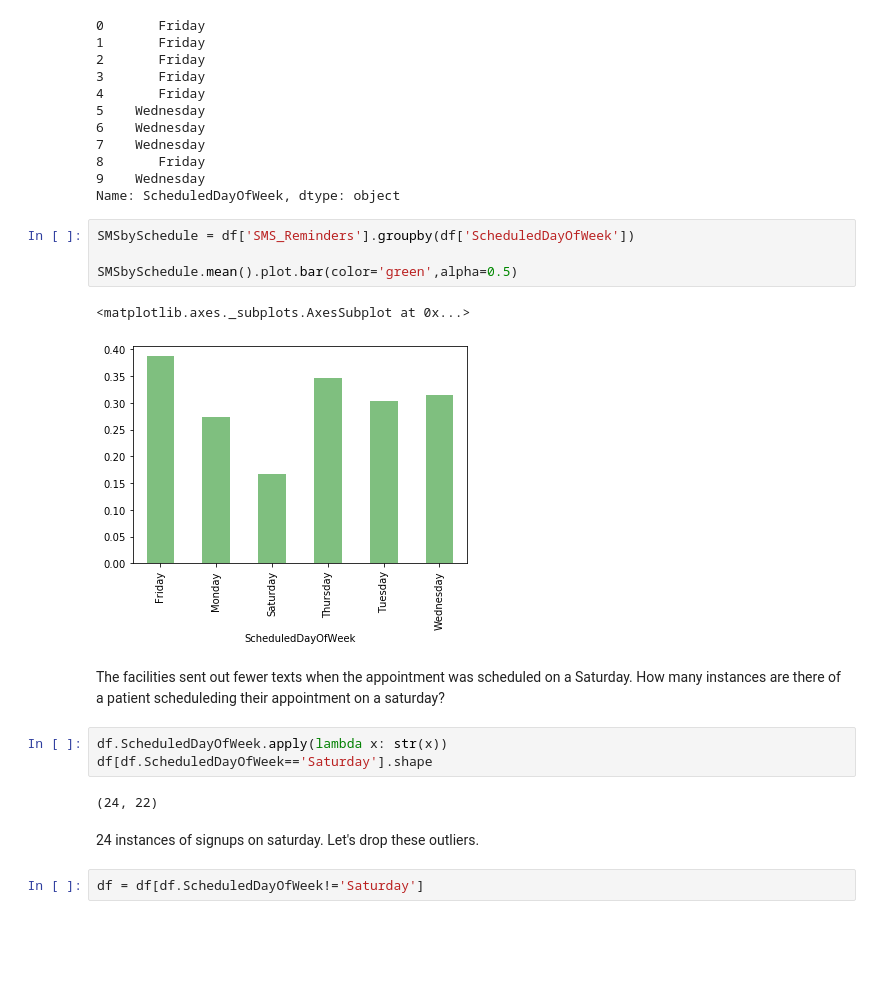
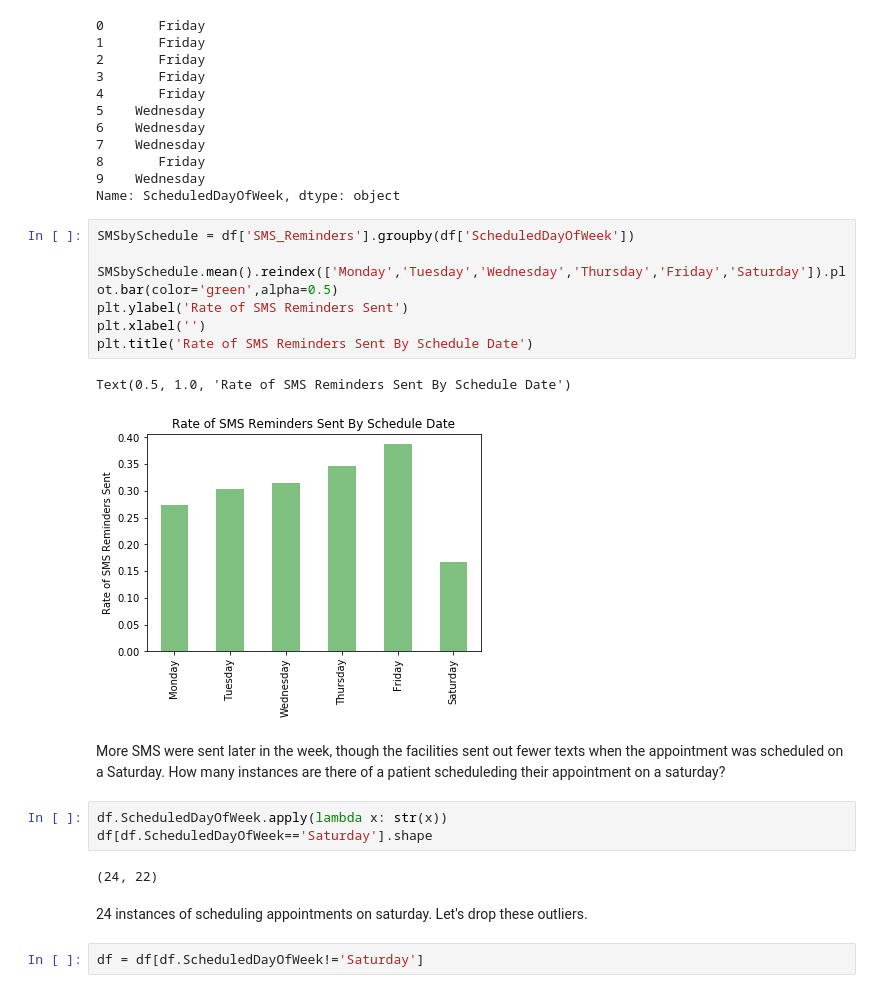
Before and after one commit to JordanPhilipMeyer/PatientNoShow, a Jupyter notebook: PredictNoShow-Copy1.ipynb, the cells around one changed output. Drawn from its saved outputs; the diff is of its cells as text; blank space fills up the shorter version.

```diff
--- a/PredictNoShow-Copy1.ipynb
+++ b/PredictNoShow-Copy1.ipynb
@@ -294,19 +287,22 @@ Name: ScheduledDayOfWeek, dtype: object
 # %%
 SMSbySchedule = df['SMS_Reminders'].groupby(df['ScheduledDayOfWeek'])
 
-SMSbySchedule.mean().plot.bar(color='green',alpha=0.5)
+SMSbySchedule.mean().reindex(['Monday','Tuesday','Wednesday','Thursday','Friday','Saturday']).plot.bar(color='green',alpha=0.5)
+plt.ylabel('Rate of SMS Reminders Sent')
+plt.xlabel('')
+plt.title('Rate of SMS Reminders Sent By Schedule Date')
 # %% [output]
-<matplotlib.axes._subplots.AxesSubplot at 0x...>
+Text(0.5, 1.0, 'Rate of SMS Reminders Sent By Schedule Date')
-[figure, old version]
+[figure, new version]
 # %% [markdown]
-The facilities sent out fewer texts when the appointment was scheduled on a Saturday. How many instances are there of a patient scheduleding their appointment on a saturday?
+More SMS were sent later in the week, though the facilities sent out fewer texts when the appointment was scheduled on a Saturday. How many instances are there of a patient scheduleding their appointment on a saturday?
 # %%
 df.ScheduledDayOfWeek.apply(lambda x: str(x))
 df[df.ScheduledDayOfWeek=='Saturday'].shape
 # %% [output]
 (24, 22)
 # %% [markdown]
-24 instances of signups on saturday. Let's drop these outliers.
+24 instances of scheduling appointments on saturday. Let's drop these outliers.
 # %%
 df = df[df.ScheduledDayOfWeek!='Saturday']
 # %% [markdown]
```
Also changed, not shown: parts of 40 cells of this notebook.
